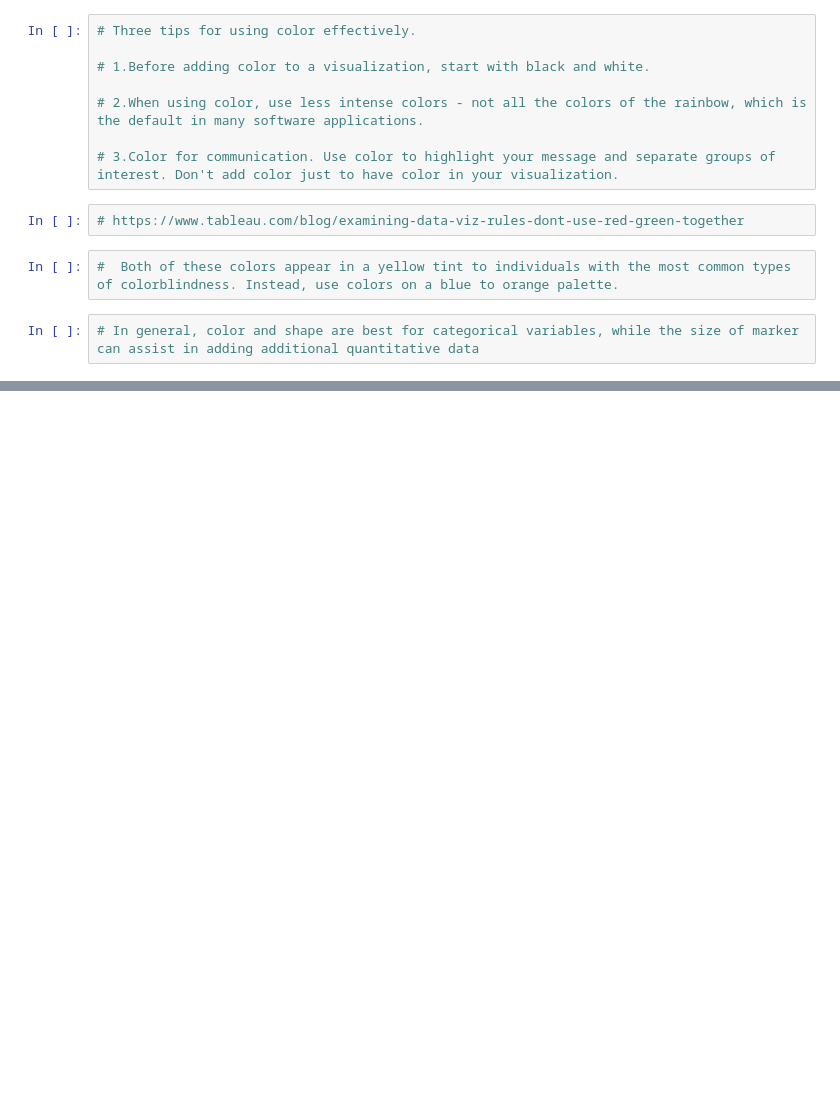
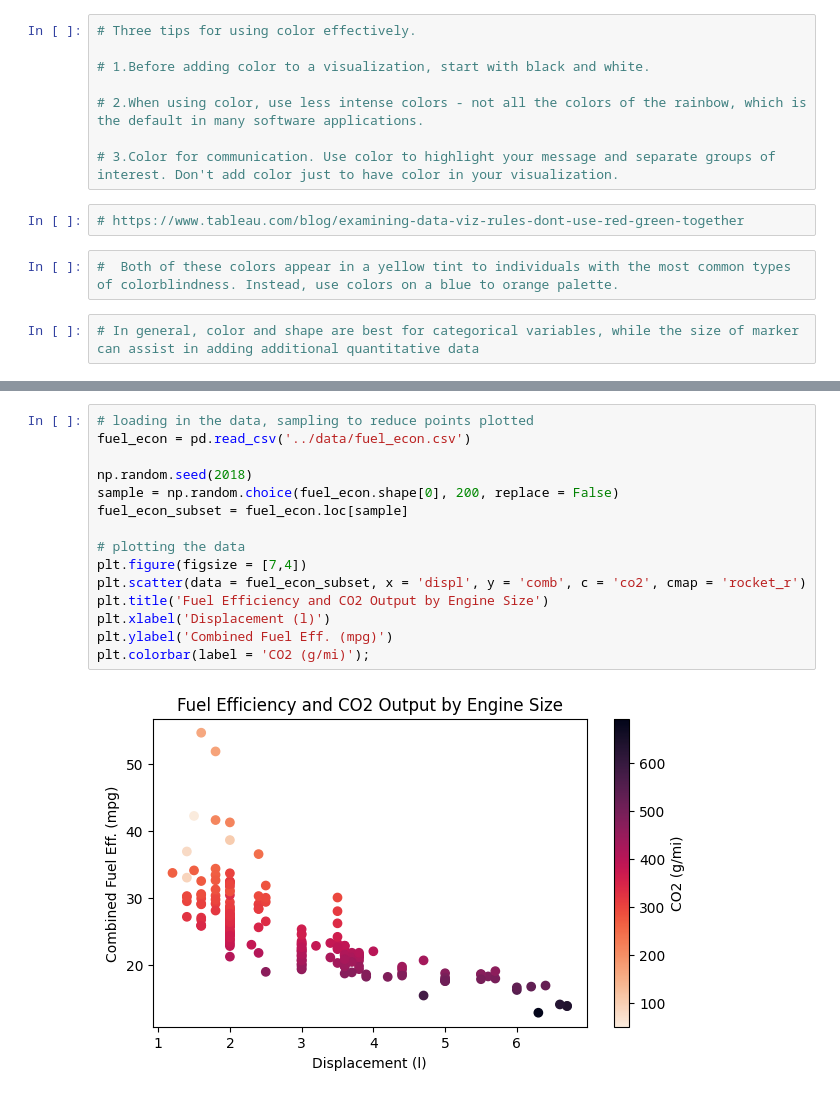
Before and after one commit to PotapenkoOleg/ai-notebooks, a Jupyter notebook: ai_notebooks/matplotlib/matploylib0.ipynb, the cells around one changed output, grey strips where cells are left out. Saved outputs shown, nothing was run; the diff lists cells and outputs as text; blank space fills up the shorter version.

Commit message:
Sample project and more examples

```diff
--- a/ai_notebooks/matplotlib/matploylib0.ipynb
+++ b/ai_notebooks/matplotlib/matploylib0.ipynb
@@ -68,0 +103,17 @@ import seaborn as sns
+# %%
+# loading in the data, sampling to reduce points plotted
+fuel_econ = pd.read_csv('../data/fuel_econ.csv')
+
+np.random.seed(2018)
+sample = np.random.choice(fuel_econ.shape[0], 200, replace = False)
+fuel_econ_subset = fuel_econ.loc[sample]
+
+# plotting the data
+plt.figure(figsize = [7,4])
+plt.scatter(data = fuel_econ_subset, x = 'displ', y = 'comb', c = 'co2', cmap = 'rocket_r')
+plt.title('Fuel Efficiency and CO2 Output by Engine Size')
+plt.xlabel('Displacement (l)')
+plt.ylabel('Combined Fuel Eff. (mpg)')
+plt.colorbar(label = 'CO2 (g/mi)');
+# %% [output]
+[figure, added]
```
Also changed, not shown: parts of 9 cells of this notebook, 10 other files.
